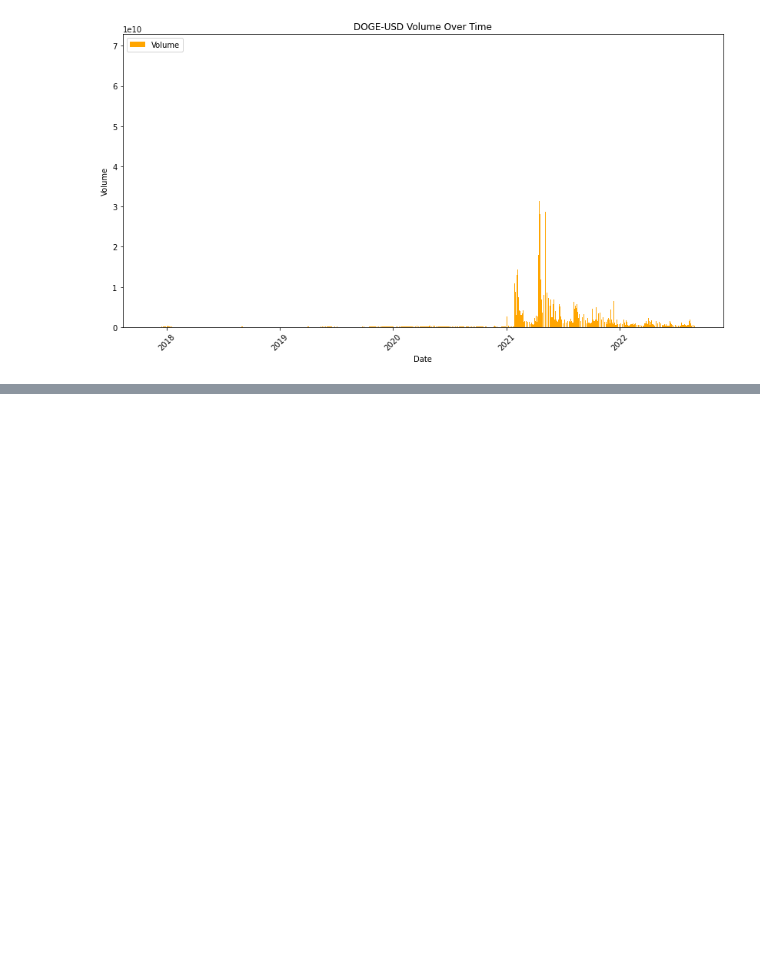
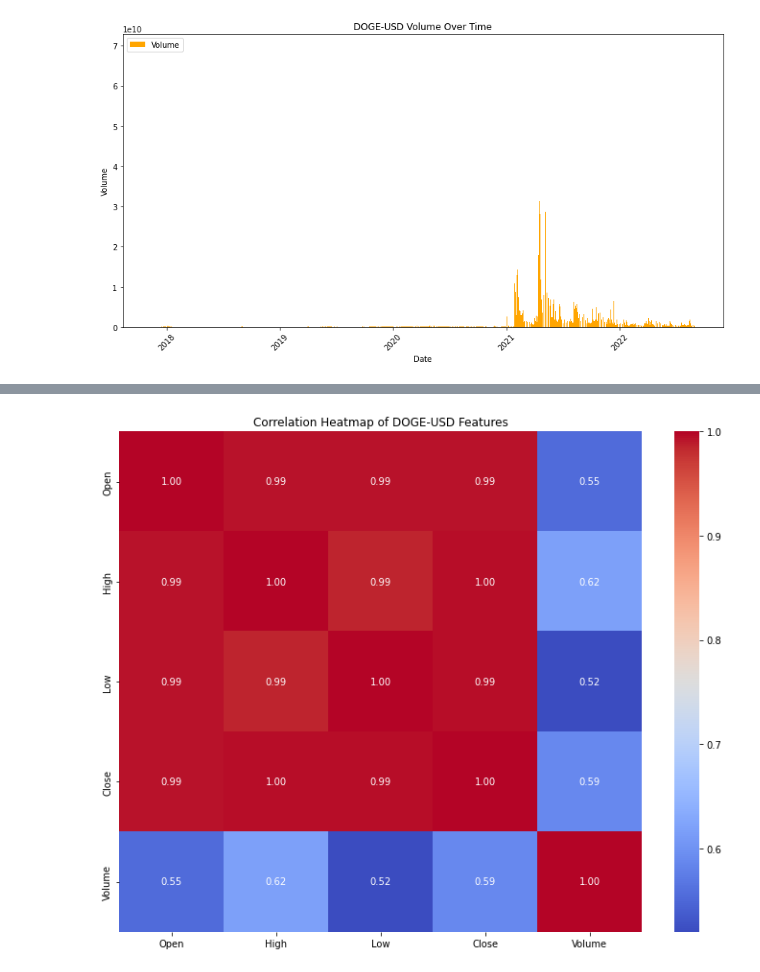
Before and after one commit to parekhrohan21/ml_analysis, a Jupyter notebook: doge_pred.ipynb, the cells around one changed output, grey strips where cells are left out. Saved outputs shown, nothing was run; the diff lists cells and outputs as text; code cells hidden in the pictures; blank space fills up the shorter version.

Commit message:
Adding doge neural network

```diff
--- a/doge_pred.ipynb
+++ b/doge_pred.ipynb
@@ -123,2 +123,13 @@ Epoch 50/50
 Model Loss: nan
 [figure]
+# %%
+# create a correlation heatmap
+plt.figure(figsize=(10, 8))
+correlation_matrix = df[['Open', 'High', 'Low', 'Close', 'Volume']].corr()
+sns.heatmap(correlation_matrix, annot=True, cmap='coolwarm', fmt='.2f')
+plt.title('Correlation Heatmap of DOGE-USD Features')
+plt.tight_layout()
+plt.savefig('DOGE-USD_Correlation_Heatmap.png')
+# Save the processed DataFrame to a new CSV file
+# %% [output]
+[figure, added]
```
Also changed, not shown: parts of 2 cells of this notebook, 3 other files.
